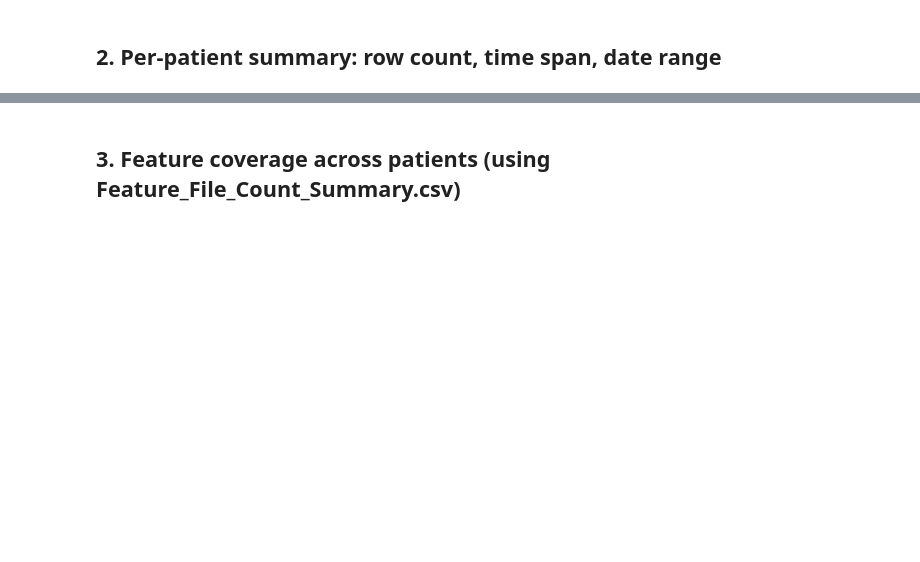
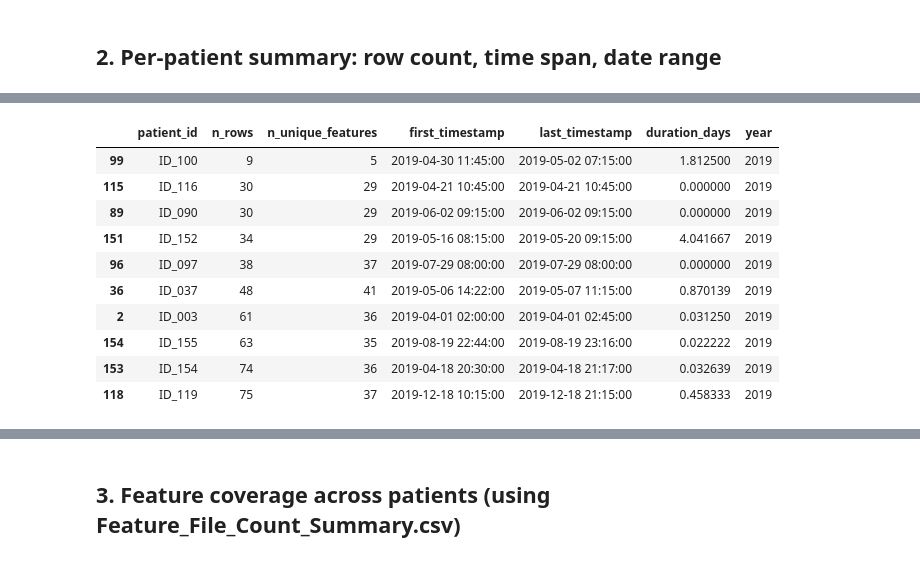
Before and after one commit to shweta-dataverse/SAH-hiwi, a Jupyter notebook: eda_smart.ipynb, the cells around one changed output, grey strips where cells are left out. Saved outputs shown, nothing was run; the diff lists cells and outputs as text; code cells hidden in the pictures; blank space fills up the shorter version.

```diff
--- a/eda_smart.ipynb
+++ b/eda_smart.ipynb
@@ -83,15 +67,6 @@ patient_summary['duration_days'] = (
 
 patient_summary['year'] = patient_summary['first_timestamp'].dt.year
 
-# Flag likely export errors: ICU stays > 180 days are almost certainly wrong
-DURATION_OUTLIER_THRESHOLD = 180
-patient_summary['suspected_export_error'] = patient_summary['duration_days'] > DURATION_OUTLIER_THRESHOLD
-
-print(patient_summary[['patient_id', 'n_rows', 'duration_days', 'year', 'suspected_export_error']].describe())
-print(f"\nPatients with suspected export errors (>{DURATION_OUTLIER_THRESHOLD} days): "
-      f"{patient_summary['suspected_export_error'].sum()}")
-print(patient_summary[patient_summary['suspected_export_error']][
-    ['patient_id', 'duration_days', 'n_rows']
-].to_string())
-
+print(patient_summary.describe())
 patient_summary.sort_values('n_rows').head(10)
+# %% [output]
@@ -97,0 +92,11 @@ patient_summary.sort_values('n_rows').head(10)
+|  | patient_id | n_rows | n_unique_features | first_timestamp | last_timestamp | duration_days | year |
+| 99 | ID_100 | 9 | 5 | 2019-04-30 11:45:00 | 2019-05-02 07:15:00 | 1.812500 | 2019 |
+| 115 | ID_116 | 30 | 29 | 2019-04-21 10:45:00 | 2019-04-21 10:45:00 | 0.000000 | 2019 |
+| 89 | ID_090 | 30 | 29 | 2019-06-02 09:15:00 | 2019-06-02 09:15:00 | 0.000000 | 2019 |
+| 151 | ID_152 | 34 | 29 | 2019-05-16 08:15:00 | 2019-05-20 09:15:00 | 4.041667 | 2019 |
+| 96 | ID_097 | 38 | 37 | 2019-07-29 08:00:00 | 2019-07-29 08:00:00 | 0.000000 | 2019 |
+| 36 | ID_037 | 48 | 41 | 2019-05-06 14:22:00 | 2019-05-07 11:15:00 | 0.870139 | 2019 |
+| 2 | ID_003 | 61 | 36 | 2019-04-01 02:00:00 | 2019-04-01 02:45:00 | 0.031250 | 2019 |
+| 154 | ID_155 | 63 | 35 | 2019-08-19 22:44:00 | 2019-08-19 23:16:00 | 0.022222 | 2019 |
+| 153 | ID_154 | 74 | 36 | 2019-04-18 20:30:00 | 2019-04-18 21:17:00 | 0.032639 | 2019 |
+| 118 | ID_119 | 75 | 37 | 2019-12-18 10:15:00 | 2019-12-18 21:15:00 | 0.458333 | 2019 |
```
Also changed, not shown: parts of 21 cells of this notebook, 3 other files.
